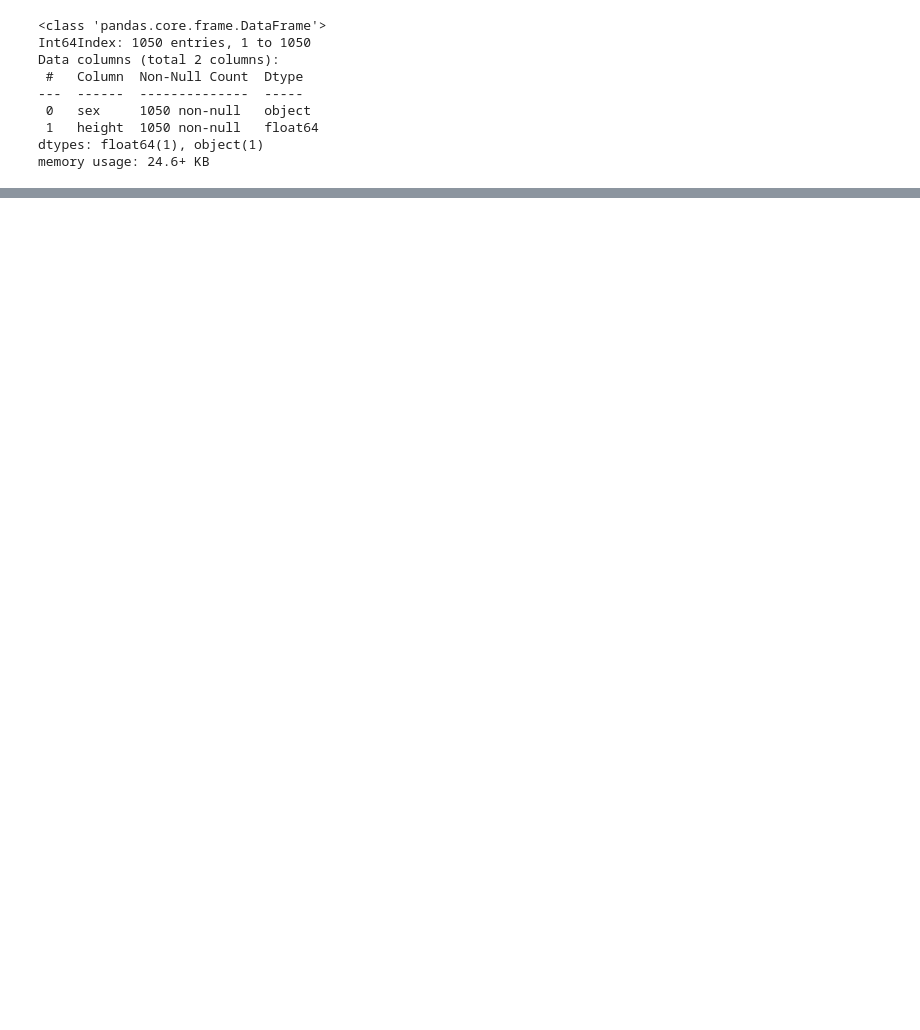
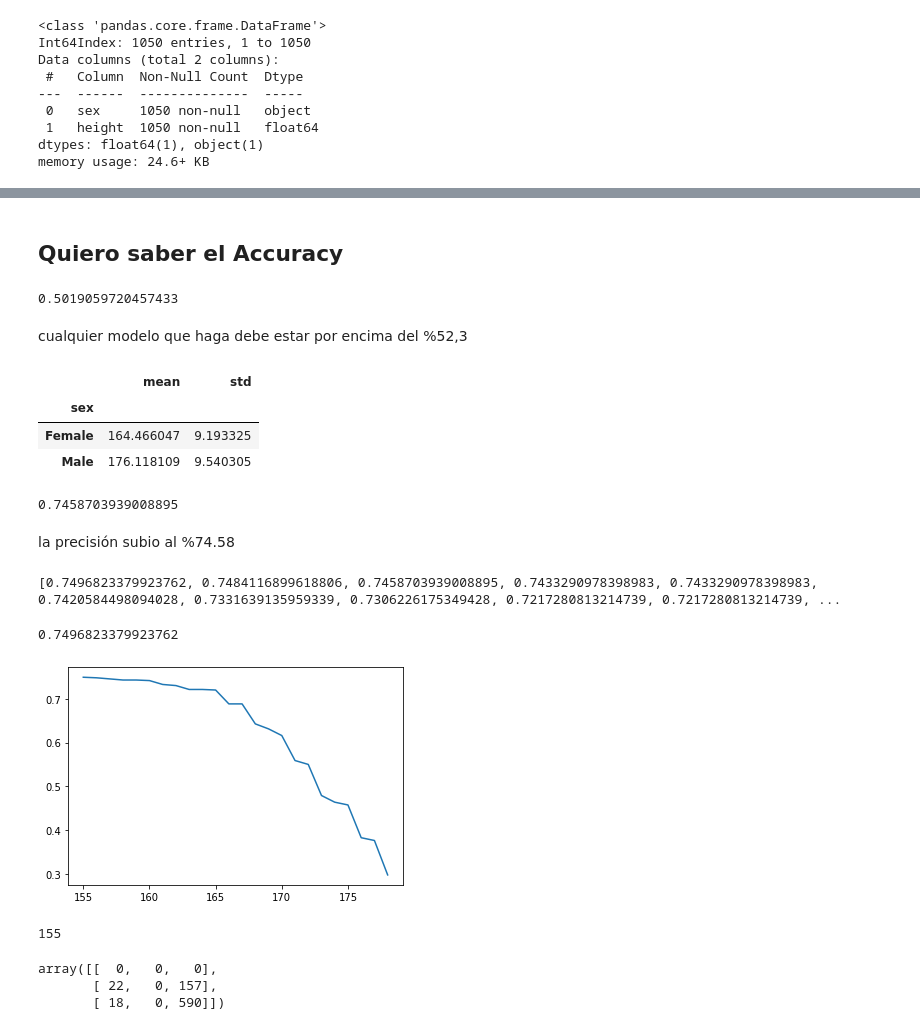
Before and after one commit to Eduardo-Coyto/ML-UTEC-4Geeks, a Jupyter notebook: Ej_de_ML_en_clase.ipynb, the cells around one changed output, grey strips where cells are left out. Drawn from its saved outputs; the diff is of its cells as text; code cells hidden in the pictures; blank space fills up the shorter version.

```diff
--- a/Ej_de_ML_en_clase.ipynb
+++ b/Ej_de_ML_en_clase.ipynb
@@ -38,0 +95,16 @@ df_raw.sample(10)
+# %% [markdown]
+## Quiero saber el Accuracy
+# %%
+np.mean(y_train == y_hat_guess) #np.mean comparación lógica de True = 1 False = 0
+# %% [output]
+0.5019059720457433
+# %% [markdown]
+cualquier modelo que haga debe estar por encima del %52,3
+# %%
+df_train = pd.DataFrame({'height': X_train, 'sex': y_train})
+df_train.groupby('sex')['height'].agg(['mean', 'std'])
+# %% [output]
+|  | mean | std |
+| sex |  |  |
+| Female | 164.466047 | 9.193325 |
+| Male | 176.118109 | 9.540305 |
@@ -38,0 +115,30 @@ df_raw.sample(10)
+# %%
+np.mean(y_train == y_hat_sd)
+# %% [output]
+0.7458703939008895
+# %% [markdown]
+la precisión subio al %74.58
+# %%
+my_list = []
+
+for i in range (155, 179):
+  y_hat_cut = df_train['height'].apply(lambda x : 'Male' if x > i else 'Famale' )
+  my_list.append(np.mean(y_train == y_hat_cut))
+
+print(my_list)
+# %% [output]
+[0.7496823379923762, 0.7484116899618806, 0.7458703939008895, 0.7433290978398983, 0.7433290978398983, 0.7420584498094028, 0.7331639135959339, 0.7306226175349428, 0.7217280813214739, 0.7217280813214739, ...
+# %%
+max(my_list)
+# %% [output]
+0.7496823379923762
+# %%
+my_x = range(155,179)
+plt.plot(my_x, my_list)
+plt.show()
+# %% [output]
+[figure, added]
+# %%
+my_x[my_list.index(max(my_list))]
+# %% [output]
+155
@@ -38,0 +147,6 @@ df_raw.sample(10)
+# %%
+confusion_matrix(y_train, y_hat_best_cut)
+# %% [output]
+array([[  0,   0,   0],
+       [ 22,   0, 157],
+       [ 18,   0, 590]])
```
Also changed, not shown: parts of 12 cells of this notebook.
